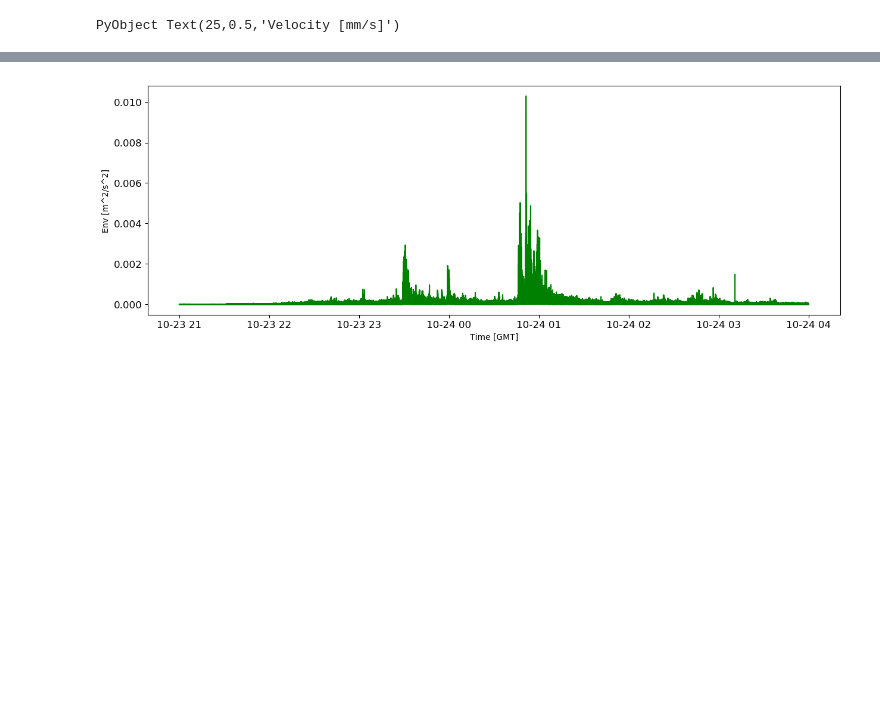
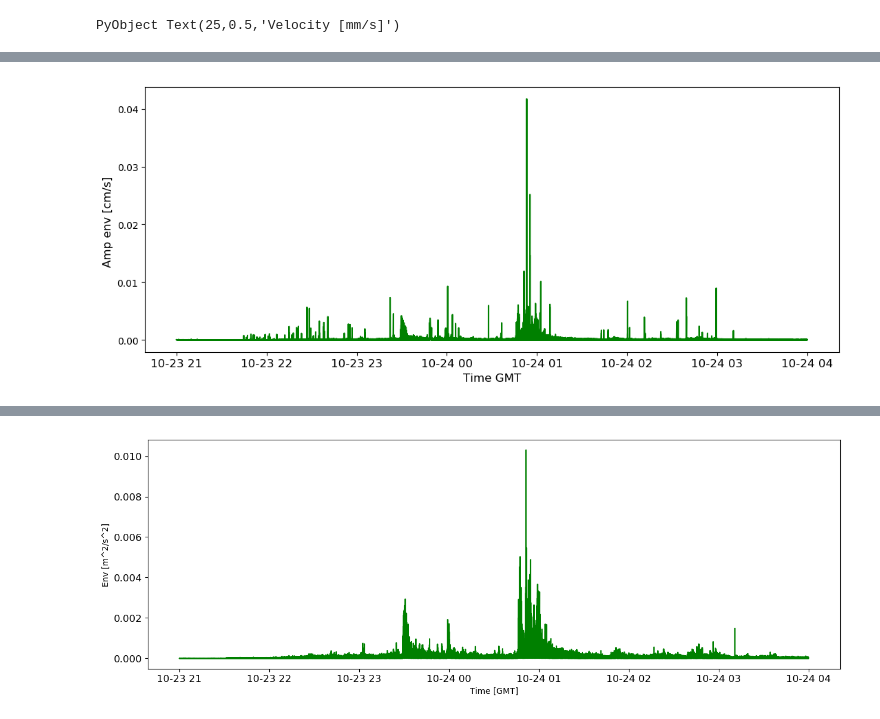
Before and after one commit to ivemv/CoV10, a Jupyter notebook: CoV2018.ipynb, the cells around one changed output, grey strips where cells are left out. Cells and saved outputs as stored; diff of their text form; code cells hidden in the pictures; blank space fills up the shorter version.

```diff
--- a/CoV2018.ipynb
+++ b/CoV2018.ipynb
@@ -38,0 +58,2 @@ PyObject Text(25,0.5,'Velocity [mm/s]')
+# %%
+e2 = abs.(MA(pa.t,250));
@@ -38,0 +72,11 @@ PyObject Text(25,0.5,'Velocity [mm/s]')
+# %%
+#la que quería Velio jejeje
+fig = figure(figsize=(13,5))
+plot(tp,e2*100,"g")
+xticks(fontsize=12)
+xlabel("Time GMT",fontsize=12)
+#ticklabel_format(format="sci",axis="y",scilimits=(0,0),fontsize=12)
+ylabel("Amp env [cm/s] ",fontsize=12)
+PyPlot.savefig("env_vel.png",dpi=400)
+# %% [output]
+[figure, added]
```
Also changed, not shown: parts of 12 cells of this notebook.
